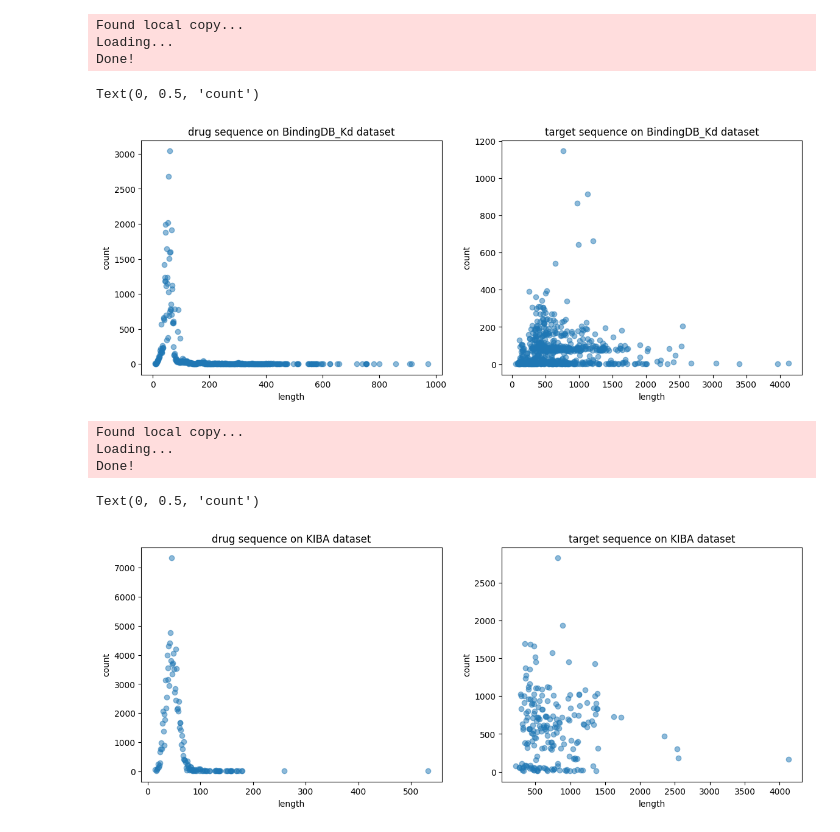
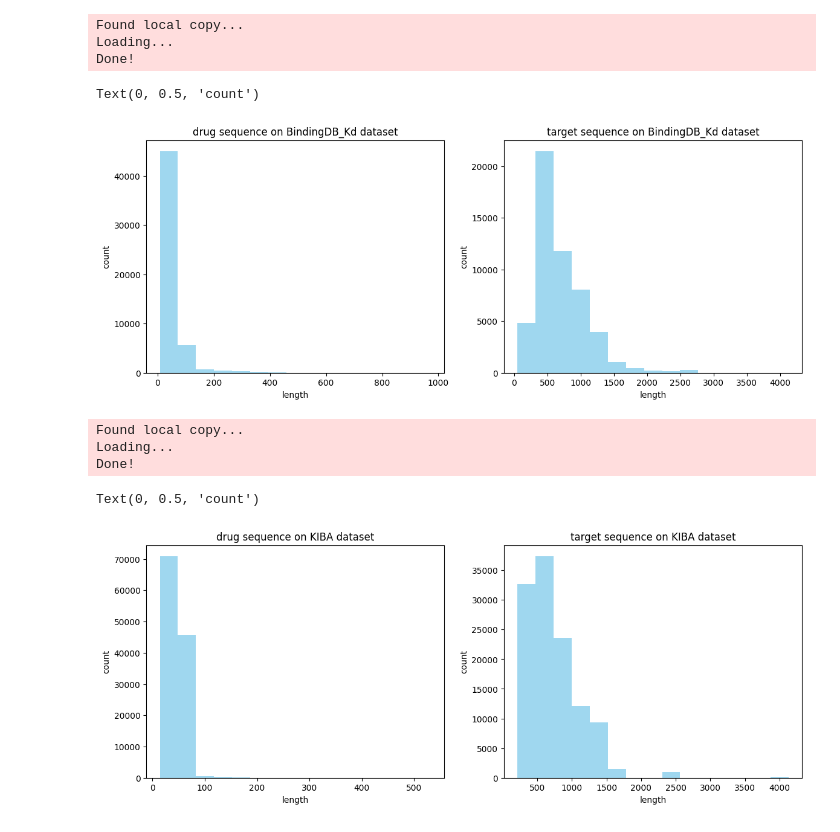
Before and after one commit to jnuaipr/IPNET, a Jupyter notebook: doc/seq_len.ipynb, the cells around one changed output. Cells and saved outputs as stored; diff of their text form; code cells hidden in the pictures.

```diff
--- a/doc/seq_len.ipynb
+++ b/doc/seq_len.ipynb
@@ -39,19 +39,19 @@ df = data_dti.get_data()
 df['dlen'] = df['Drug'].str.len()
 df['tlen'] = df['Target'].str.len()
 df.to_csv(f"../data/{name}_seq_len.csv")
-drug = df['dlen'].value_counts()
-target = df['tlen'].value_counts()
+drug = df['dlen'].values
+target = df['tlen'].values
 
 f,axes = plt.subplots(1,2,figsize=(14,5))
 
 sub_graph = axes[0]
-sub_graph.scatter(drug.index,drug.values,alpha=0.5)
+sub_graph.hist(drug, bins=15, color='skyblue', alpha=0.8)
 sub_graph.set_title(f"drug sequence on {name} dataset")
 sub_graph.set_xlabel("length")
 sub_graph.set_ylabel("count")
 
 sub_graph = axes[1]
-sub_graph.scatter(target.index,target.values,alpha=0.5)
+sub_graph.hist(target, bins=15, color='skyblue', alpha=0.8)
 sub_graph.set_title(f"target sequence on {name} dataset")
 sub_graph.set_xlabel("length")
 sub_graph.set_ylabel("count")
@@ -60,33 +60,33 @@ Found local copy...
 Loading...
 Done!
 Text(0, 0.5, 'count')
-[figure, old version]
+[figure, new version]
 # %%
 name = "KIBA"
 data_dti = DTI(name = name,path = "../data")
 df = data_dti.get_data()
 df['dlen'] = df['Drug'].str.len()
 df['tlen'] = df['Target'].str.len()
 df.to_csv(f"../data/{name}_seq_len.csv")
-drug = df['dlen'].value_counts()
-target = df['tlen'].value_counts()
+drug = df['dlen'].values
+target = df['tlen'].values
 
 f,axes = plt.subplots(1,2,figsize=(14,5))
 
 sub_graph = axes[0]
-sub_graph.scatter(drug.index,drug.values,alpha=0.5)
+sub_graph.hist(drug, bins=15, color='skyblue', alpha=0.8)
 sub_graph.set_title(f"drug sequence on {name} dataset")
 sub_graph.set_xlabel("length")
 sub_graph.set_ylabel("count")
 
 sub_graph = axes[1]
-sub_graph.scatter(target.index,target.values,alpha=0.5)
+sub_graph.hist(target, bins=15, color='skyblue', alpha=0.8)
 sub_graph.set_title(f"target sequence on {name} dataset")
 sub_graph.set_xlabel("length")
 sub_graph.set_ylabel("count")
 # %% [output]
 Found local copy...
 Loading...
 Done!
 Text(0, 0.5, 'count')
-[figure, old version]
+[figure, new version]
```
Also changed, not shown: parts of 1 cell of this notebook, 8 other files.
